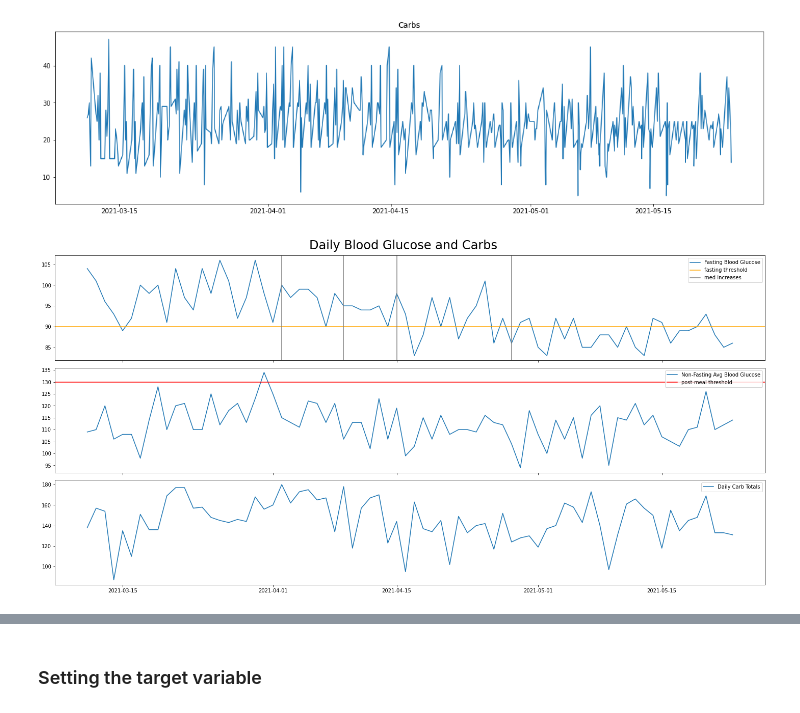
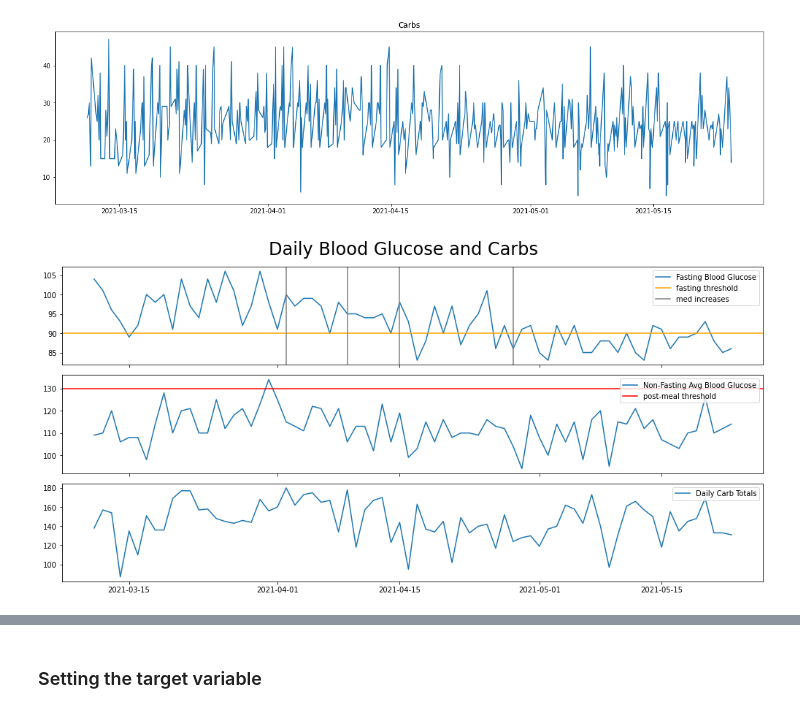
Before and after one commit to JessicaELewis/GDB-Onset-Estimation, a Jupyter notebook: 1_data-wrangling.ipynb, the cells around one changed output, grey strips where cells are left out. Drawn from its saved outputs; the diff is of its cells as text; code cells hidden in the pictures.

```diff
--- a/1_data-wrangling.ipynb
+++ b/1_data-wrangling.ipynb
@@ -1127,29 +1127,29 @@ plt.show()
 [figure]
 [figure]
 # %%
-fig, (ax1, ax2, ax3) = plt.subplots(3, sharex=True, figsize=(20,10))
+fig, (ax1, ax2, ax3) = plt.subplots(3, sharex=True, figsize=(14,7))
 fig.suptitle('Daily Blood Glucose and Carbs', fontsize=24)
 ax1.plot(daily.index, daily.bg_fasting, label='Fasting Blood Glucose')
 ax2.plot(daily.index, daily.bg_avg, label='Non-Fasting Avg Blood Glucose')
 ax3.plot(daily.index, daily.carbs_sum, label='Daily Carb Totals')
 
 ax1.axhline(90, color='orange', label='fasting threshold')
 ax1.axvline(pd.to_datetime('2021-04-02'), color='gray', label='med increases')
 ax1.axvline(pd.to_datetime('2021-04-09'), color='gray')
 ax1.axvline(pd.to_datetime('2021-04-15'), color='gray')
 ax1.axvline(pd.to_datetime('2021-04-28'), color='gray')
 
 ax2.axhline(130, color='red', label='post-meal threshold')
 
 # ax3.set_xticks(daily.index)
 
 ax1.legend(loc='upper right')
 ax2.legend(loc='upper right')
 ax3.legend(loc='upper right')
 
 plt.tight_layout()
 plt.savefig('vis/daily_graphs.png', bbox_inches="tight")
 # %% [output]
-[figure, old version]
+[figure, new version]
 # %%
 daily.index
```
Also changed, not shown: parts of 6 cells of this notebook, 3 other files.
